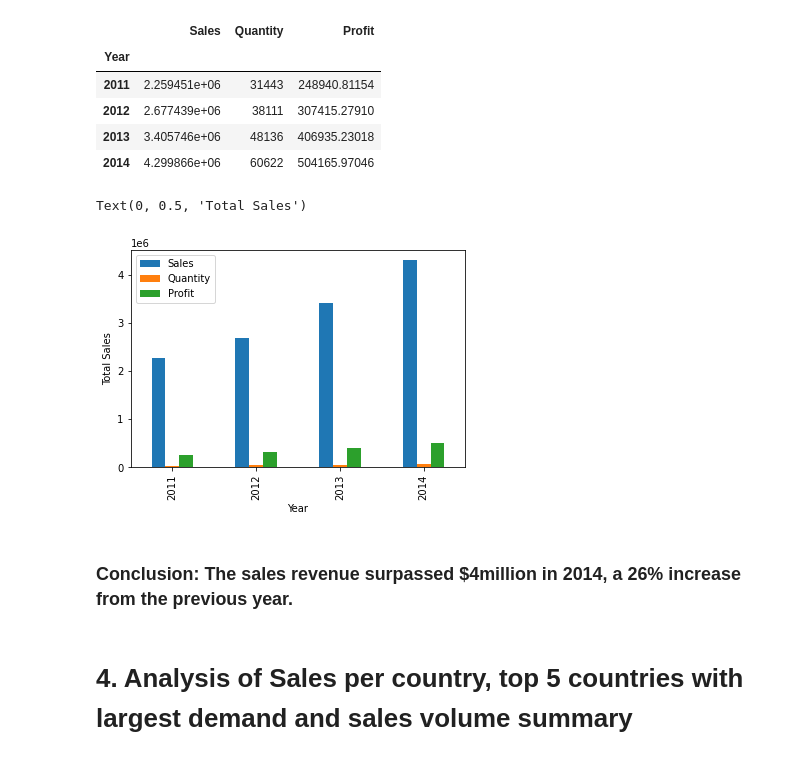
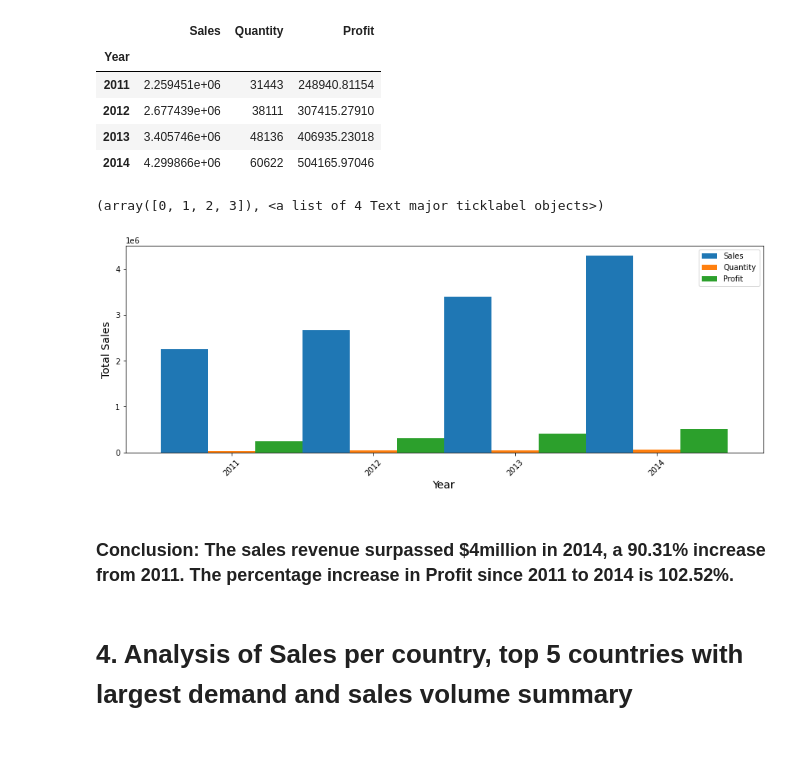
Before and after one commit to lmharlem/Project_GlobalSuperStore, a Jupyter notebook: GlobalSuperstore.ipynb, the cells around one changed output. Cells and saved outputs as stored; diff of their text form; code cells hidden in the pictures.

```diff
--- a/GlobalSuperstore.ipynb
+++ b/GlobalSuperstore.ipynb
@@ -230,14 +241,15 @@ group_year
 | 2013 | 3.405746e+06 | 48136 | 406935.23018 |
 | 2014 | 4.299866e+06 | 60622 | 504165.97046 |
 # %%
-by_year = group_year.plot(kind='bar')
-by_year.set_xlabel("Year")
-by_year.set_ylabel("Total Sales")
+by_year = group_year.plot(kind='bar', width=1, align = 'center', figsize = (15,5))
+by_year.set_xlabel("Year", size = 14)
+by_year.set_ylabel("Total Sales", size = 14)
+plt.xticks(rotation=45)
 # %% [output]
-Text(0, 0.5, 'Total Sales')
+(array([0, 1, 2, 3]), <a list of 4 Text major ticklabel objects>)
-[figure, old version]
+[figure, new version]
 # %% [markdown]
-### Conclusion: The sales revenue surpassed $4million in 2014, a 26% increase from the previous year.
+### Conclusion: The sales revenue surpassed $4million in 2014, a 90.31% increase from 2011. The percentage increase in Profit since 2011 to 2014 is 102.52%.
 # %% [markdown]
 # 4. Analysis of Sales per country, top 5 countries with largest demand and sales volume summary
 # %%
```
Also changed, not shown: parts of 10 cells of this notebook.
